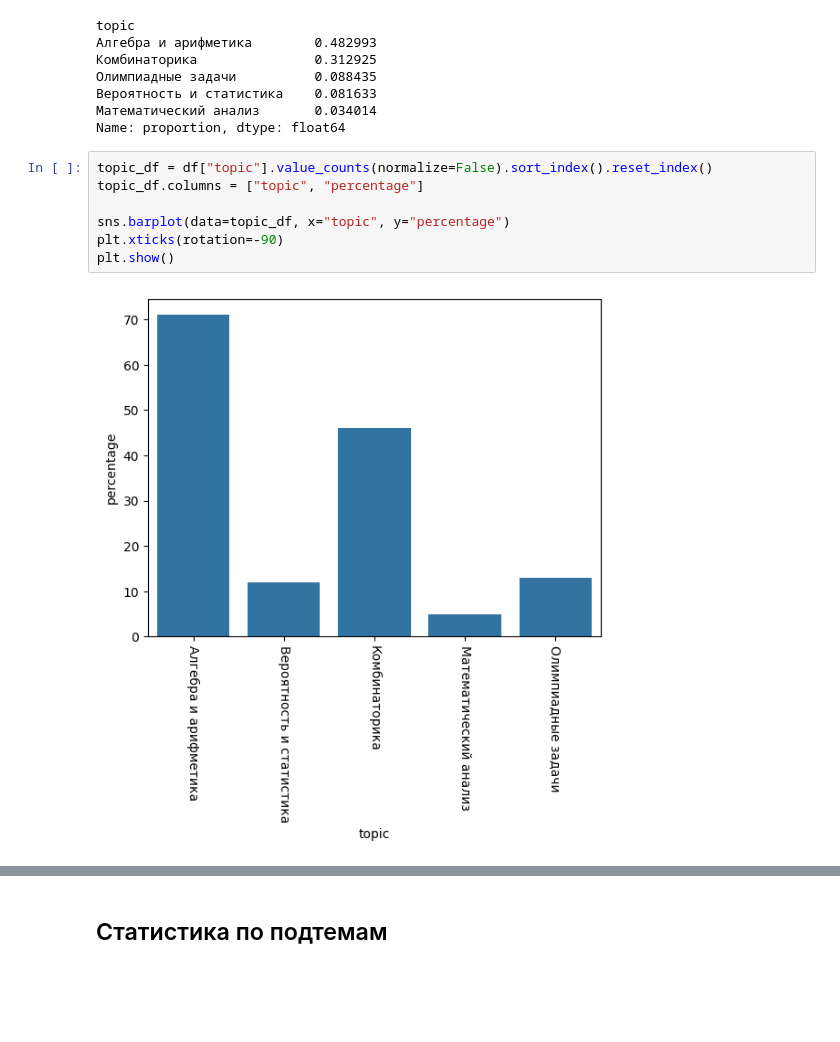
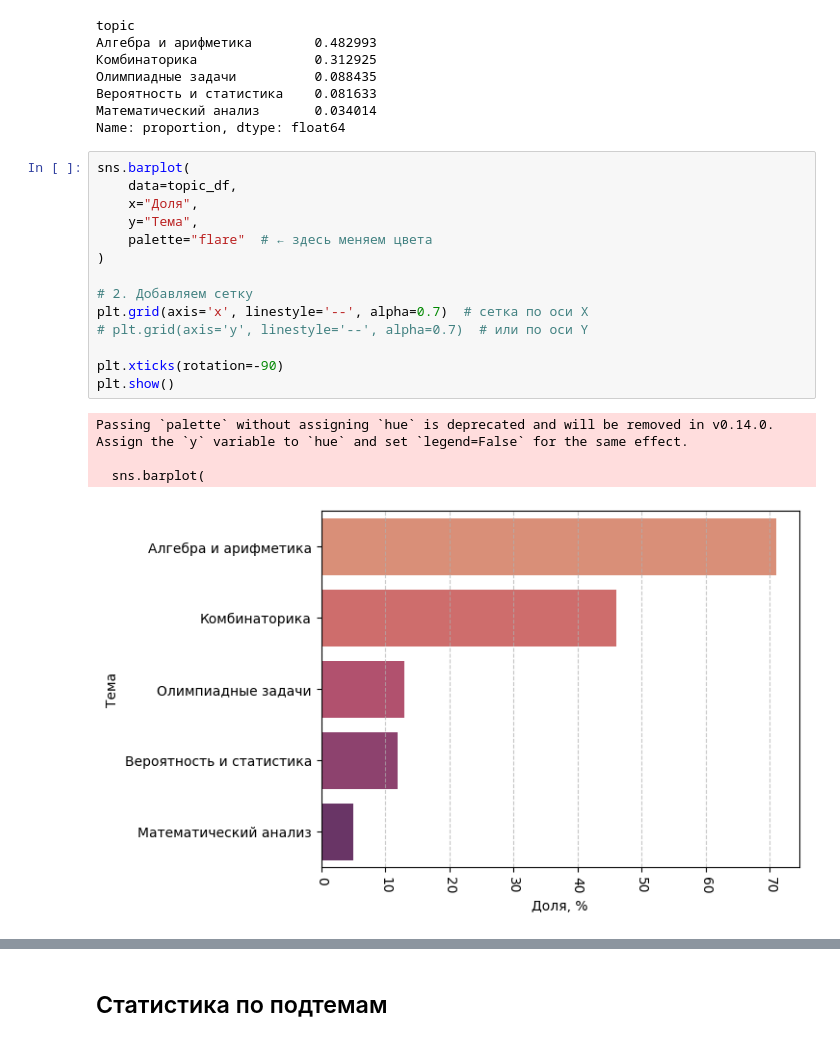
Before and after one commit to sidtim/ai-mas-hse-project, a Jupyter notebook: ai_mas_hse_project/notebooks/2-eda.ipynb, the cells around one changed output, grey strips where cells are left out. Cells and saved outputs as stored; diff of their text form; blank space fills up the shorter version.

```diff
--- a/ai_mas_hse_project/notebooks/2-eda.ipynb
+++ b/ai_mas_hse_project/notebooks/2-eda.ipynb
@@ -39,11 +53,21 @@ topic
 Математический анализ       0.034014
 Name: proportion, dtype: float64
 # %%
-topic_df = df["topic"].value_counts(normalize=False).sort_index().reset_index()
-topic_df.columns = ["topic", "percentage"]
+sns.barplot(
+    data=topic_df,
+    x="Доля",
+    y="Тема",
+    palette="flare"  # ← здесь меняем цвета
+)
 
-sns.barplot(data=topic_df, x="topic", y="percentage")
+# 2. Добавляем сетку
+plt.grid(axis='x', linestyle='--', alpha=0.7)  # сетка по оси X
+# plt.grid(axis='y', linestyle='--', alpha=0.7)  # или по оси Y
+
 plt.xticks(rotation=-90)
 plt.show()
 # %% [output]
+Passing `palette` without assigning `hue` is deprecated and will be removed in v0.14.0. Assign the `y` variable to `hue` and set `legend=False` for the same effect.
+
+  sns.barplot(
-[figure, old version]
+[figure, new version]
```
Also changed, not shown: parts of 5 cells of this notebook.
